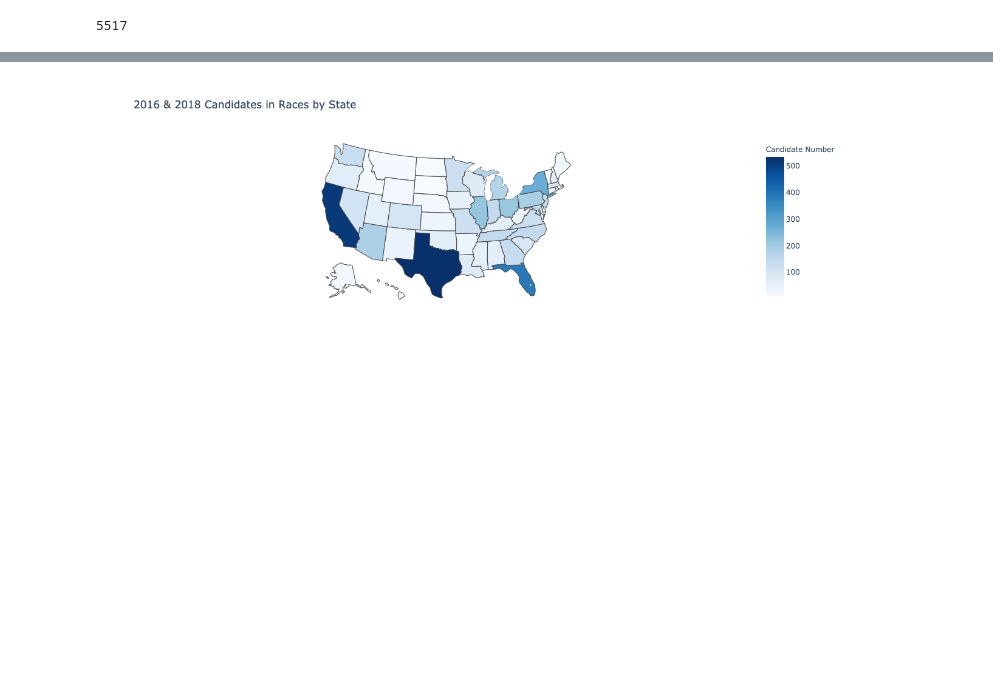
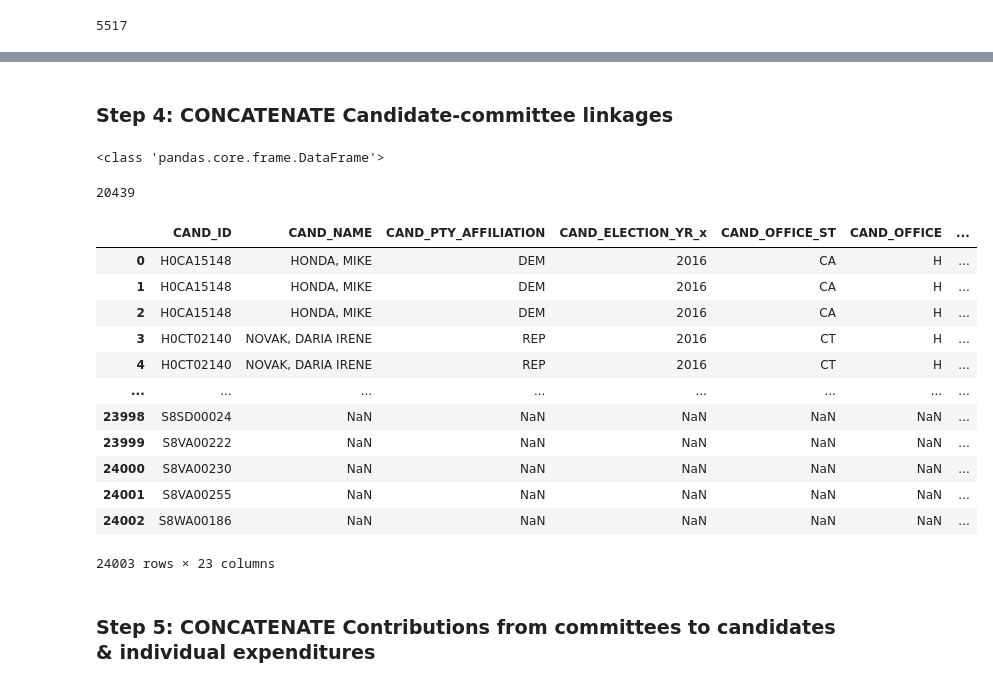
Before and after one commit to agilityvision/DS-5559-project, a Jupyter notebook: Identify_Candidates.ipynb, the cells around one changed output, grey strips where cells are left out. Cells and saved outputs as stored; diff of their text form; code cells hidden in the pictures; blank space fills up the shorter version.

Commit message:
Update Identify_Candidates.ipynb
merge committe contributions

```diff
--- a/Identify_Candidates.ipynb
+++ b/Identify_Candidates.ipynb
@@ -192,17 +175,21 @@ temp_df
-# %%
-fig = go.Figure(data=go.Choropleth(
-    locations=temp_df.CAND_OFFICE_ST, # Spatial coordinates
-    z = temp_df.CAND_ID, # Data to be color-coded
-    locationmode = 'USA-states', # set of locations match entries in `locations`
-    colorscale = 'Blues',
-    colorbar_title = "Candidate Number",
-))
-
-fig.update_layout(
-    title_text = '2016 & 2018 Candidates in Races by State',
-    geo_scope='usa', # limite map scope to USA
-)
-
-fig.show()
-# %% [output]
-[figure, removed]
+# %% [markdown]
+### Step 4: CONCATENATE Candidate-committee linkages
+# %%
+#updated based on the file structure in the repo
+df_candidate_ccl20 = parse_file('./fec_data/ccl/ccl20.txt', './fec_data/ccl/ccl_header_file.csv')
+df_candidate_ccl18 = parse_file('./fec_data/ccl/ccl18.txt', './fec_data/ccl/ccl_header_file.csv')
+df_candidate_ccl16 = parse_file('./fec_data/ccl/ccl16.txt', './fec_data/ccl/ccl_header_file.csv')
+
+
+dfs_ccl = [df_candidate_ccl20, df_candidate_ccl18, df_candidate_ccl16]
+
+df_candidate_ccl = reduce(DataFrame.unionAll, dfs_ccl)
+df_candidate_ccl = df_candidate_ccl.select('*').toPandas()
+#converting to a pandas DF for ease of working with
+print(type(df_candidate_ccl))
+# %% [output]
+<class 'pandas.core.frame.DataFrame'>
+# %%
+len(df_candidate_ccl)
+# %% [output]
+20439
@@ -208,0 +198,18 @@ fig.show()
+# %%
+df_combined.merge(df_candidate_ccl,how='outer',left_on=['CAND_ID'],right_on=['CAND_ID'])
+# %% [output]
+|  | CAND_ID | CAND_NAME | CAND_PTY_AFFILIATION | CAND_ELECTION_YR_x | CAND_OFFICE_ST | CAND_OFFICE | ... |
+| 0 | H0CA15148 | HONDA, MIKE | DEM | 2016 | CA | H | ... |
+| 1 | H0CA15148 | HONDA, MIKE | DEM | 2016 | CA | H | ... |
+| 2 | H0CA15148 | HONDA, MIKE | DEM | 2016 | CA | H | ... |
+| 3 | H0CT02140 | NOVAK, DARIA IRENE | REP | 2016 | CT | H | ... |
+| 4 | H0CT02140 | NOVAK, DARIA IRENE | REP | 2016 | CT | H | ... |
+| ... | ... | ... | ... | ... | ... | ... | ... |
+| 23998 | S8SD00024 | NaN | NaN | NaN | NaN | NaN | ... |
+| 23999 | S8VA00222 | NaN | NaN | NaN | NaN | NaN | ... |
+| 24000 | S8VA00230 | NaN | NaN | NaN | NaN | NaN | ... |
+| 24001 | S8VA00255 | NaN | NaN | NaN | NaN | NaN | ... |
+| 24002 | S8WA00186 | NaN | NaN | NaN | NaN | NaN | ... |
+24003 rows × 23 columns
+# %% [markdown]
+### Step 5: CONCATENATE Contributions from committees to candidates & individual expenditures
```
Also changed, not shown: parts of 13 cells of this notebook.
